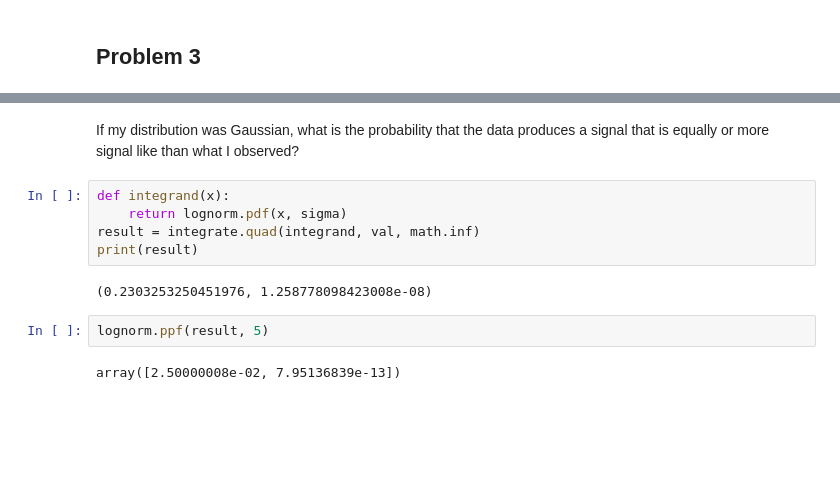
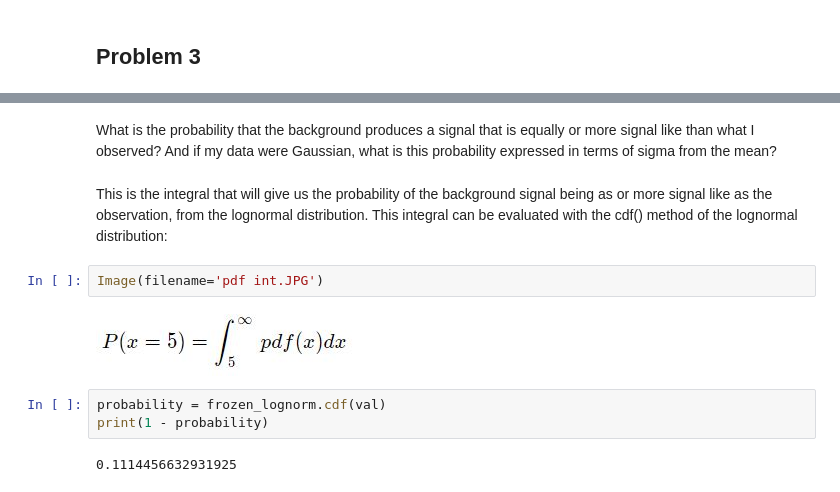
Before and after one commit to ciaramw0/phys434, a Jupyter notebook: Lab_1 (1).ipynb, the cells around one changed output, grey strips where cells are left out. Cells and saved outputs as stored; diff of their text form; blank space fills up the shorter version.

```diff
--- a/Lab_1 (1).ipynb
+++ b/Lab_1 (1).ipynb
@@ -93,13 +126,13 @@ mu = 3
 # %% [markdown]
-If my distribution was Gaussian, what is the probability that the data produces a signal that is equally or more signal like than what I observed?
+What is the probability that the background produces a signal that is equally or more signal like than what I observed? And if my data were Gaussian, what is this probability expressed in terms of sigma from the mean?
-# %%
-def integrand(x):
-    return lognorm.pdf(x, sigma)
-result = integrate.quad(integrand, val, math.inf)
-print(result)
-# %% [output]
-(0.2303253250451976, 1.258778098423008e-08)
-# %%
-lognorm.ppf(result, 5)
-# %% [output]
-array([2.50000008e-02, 7.95136839e-13])
+# %% [markdown]
+This is the integral that will give us the probability of the background signal being as or more signal like as the observation, from the lognormal distribution. This integral can be evaluated with the cdf() method of the lognormal distribution:
+# %%
+Image(filename='pdf int.JPG')
+# %% [output]
+[figure, added]
+# %%
+probability = frozen_lognorm.cdf(val)
+print(1 - probability)
+# %% [output]
+0.1114456632931925
```
Also changed, not shown: parts of 60 cells of this notebook.
